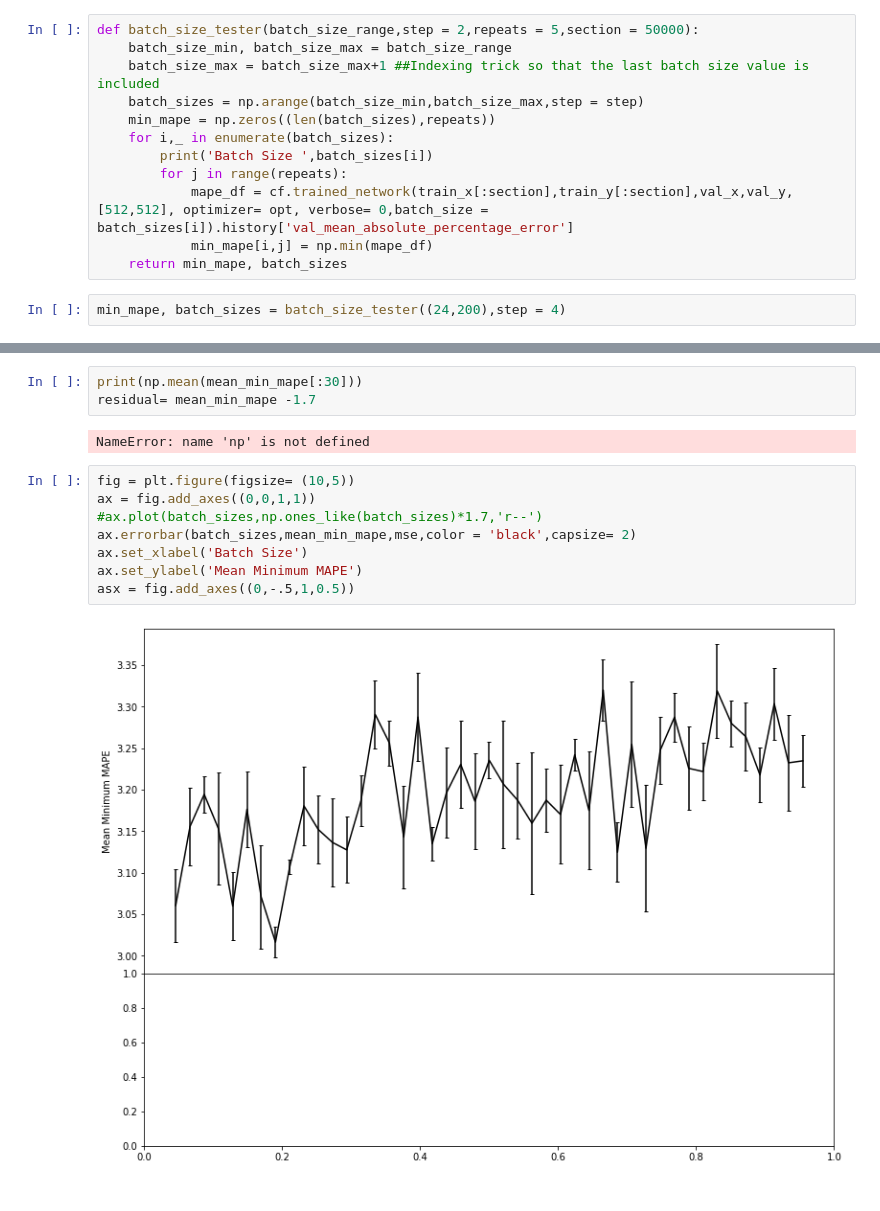
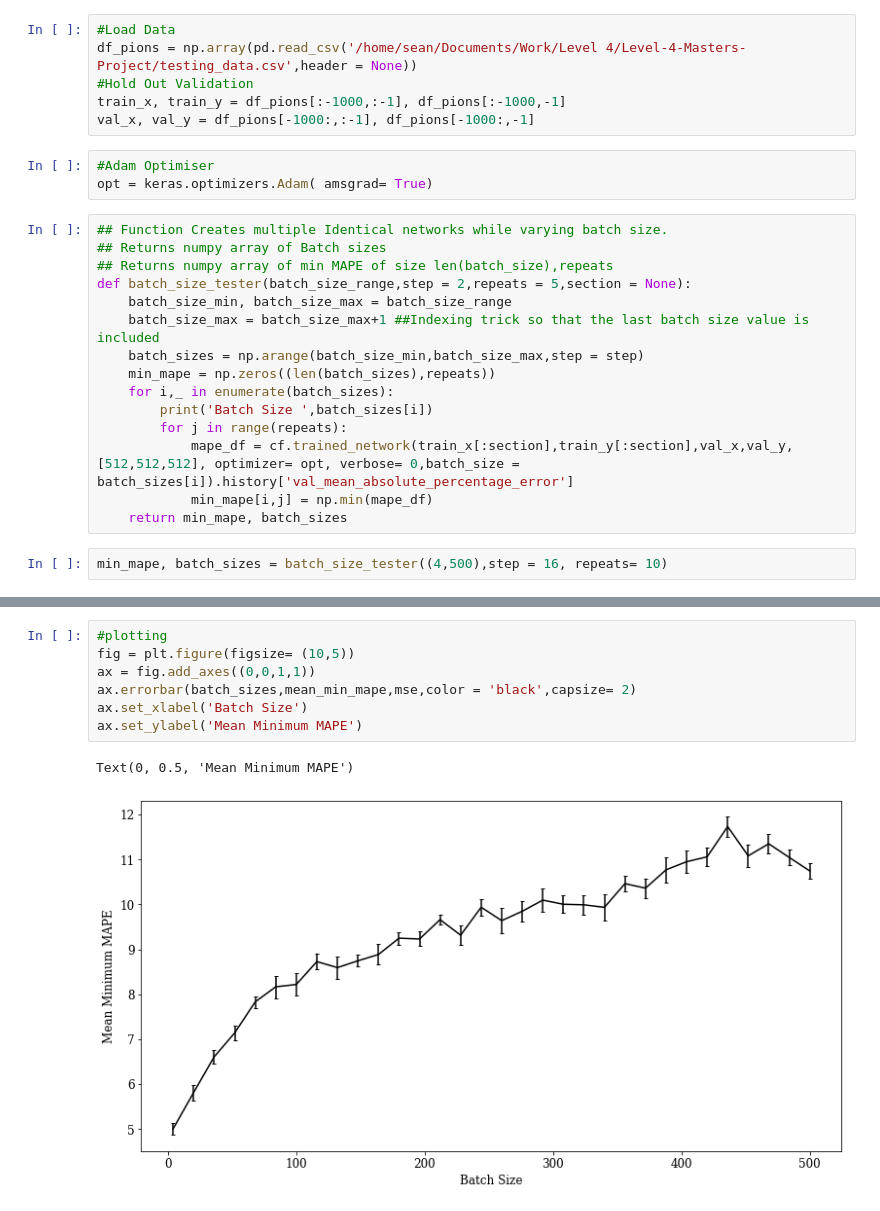
Before and after one commit to seancraven/Level-4-Masters-Project, a Jupyter notebook: Sean_Working_Notebooks/Testing_Notebooks/batch_size_testing.ipynb, the cells around one changed output, grey strips where cells are left out. Cells and saved outputs as stored; diff of their text form.

```diff
--- a/Sean_Working_Notebooks/Testing_Notebooks/batch_size_testing.ipynb
+++ b/Sean_Working_Notebooks/Testing_Notebooks/batch_size_testing.ipynb
@@ -37,5 +22,17 @@ opt = keras.optimizers.Adam(learning_rate= 0.005, beta_1 = 0.881, beta_2= 0.99)
+# %%
+#Load Data
+df_pions = np.array(pd.read_csv('/home/sean/Documents/Work/Level 4/Level-4-Masters-Project/testing_data.csv',header = None))
+#Hold Out Validation
+train_x, train_y = df_pions[:-1000,:-1], df_pions[:-1000,-1]
+val_x, val_y = df_pions[-1000:,:-1], df_pions[-1000:,-1]
+# %%
+#Adam Optimiser
+opt = keras.optimizers.Adam( amsgrad= True)
 # %%
-def batch_size_tester(batch_size_range,step = 2,repeats = 5,section = 50000):
+## Function Creates multiple Identical networks while varying batch size.
+## Returns numpy array of Batch sizes
+## Returns numpy array of min MAPE of size len(batch_size),repeats
+def batch_size_tester(batch_size_range,step = 2,repeats = 5,section = None):
     batch_size_min, batch_size_max = batch_size_range
     batch_size_max = batch_size_max+1 ##Indexing trick so that the last batch size value is included
     batch_sizes = np.arange(batch_size_min,batch_size_max,step = step)
@@ -43,9 +40,9 @@ def batch_size_tester(batch_size_range,step = 2,repeats = 5,section = 50000):
     for i,_ in enumerate(batch_sizes):
         print('Batch Size ',batch_sizes[i])
         for j in range(repeats):
-            mape_df = cf.trained_network(train_x[:section],train_y[:section],val_x,val_y,[512,512], optimizer= opt, verbose= 0,batch_size = batch_sizes[i]).history['val_mean_absolute_percentage_error']
+            mape_df = cf.trained_network(train_x[:section],train_y[:section],val_x,val_y,[512,512,512], optimizer= opt, verbose= 0,batch_size = batch_sizes[i]).history['val_mean_absolute_percentage_error']
             min_mape[i,j] = np.min(mape_df)
     return min_mape, batch_sizes
 # %%
-min_mape, batch_sizes = batch_size_tester((24,200),step = 4)
+min_mape, batch_sizes = batch_size_tester((4,500),step = 16, repeats= 10)
 # %% [output]
@@ -86,16 +71,11 @@ NameError: name 'np' is not defined
-# %%
-print(np.mean(mean_min_mape[:30]))
-residual= mean_min_mape -1.7
-# %% [output]
-NameError: name 'np' is not defined
 # %%
+#plotting
 fig = plt.figure(figsize= (10,5))
 ax = fig.add_axes((0,0,1,1))
-#ax.plot(batch_sizes,np.ones_like(batch_sizes)*1.7,'r--')
 ax.errorbar(batch_sizes,mean_min_mape,mse,color = 'black',capsize= 2)
 ax.set_xlabel('Batch Size')
 ax.set_ylabel('Mean Minimum MAPE')
-asx = fig.add_axes((0,-.5,1,0.5))
 # %% [output]
+Text(0, 0.5, 'Mean Minimum MAPE')
-[figure, old version]
+[figure, new version]
 # %%
```
Also changed, not shown: parts of 8 cells of this notebook, 3 other files.
